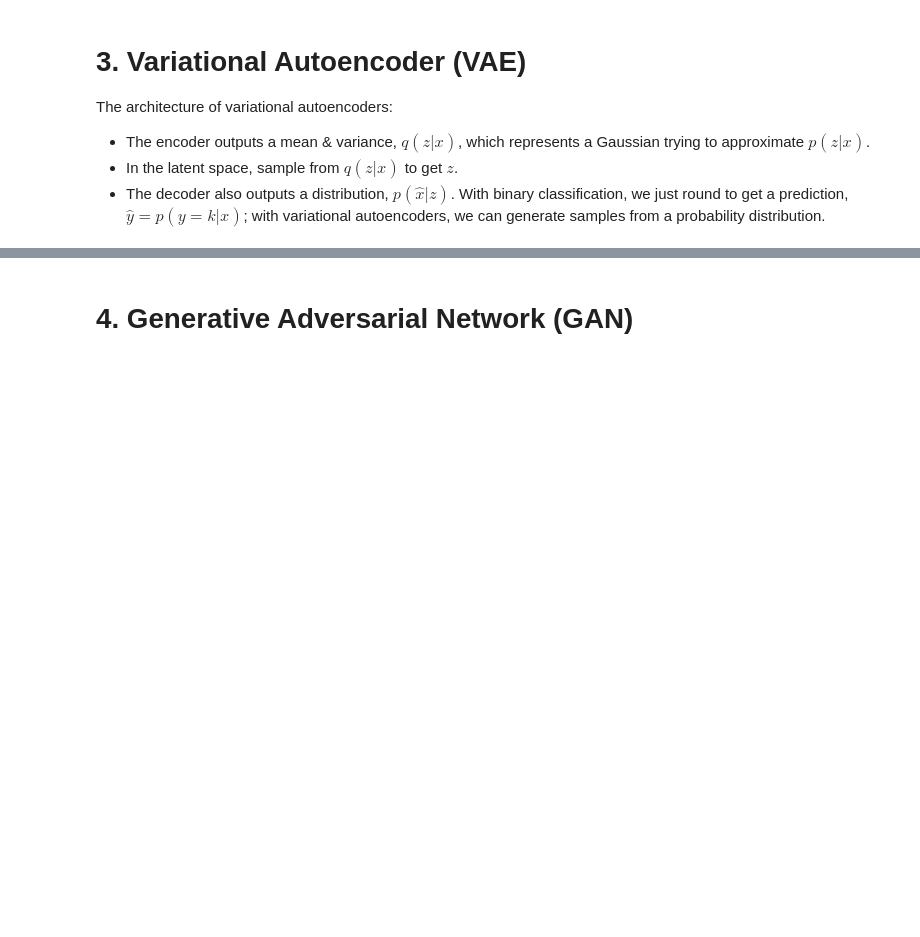
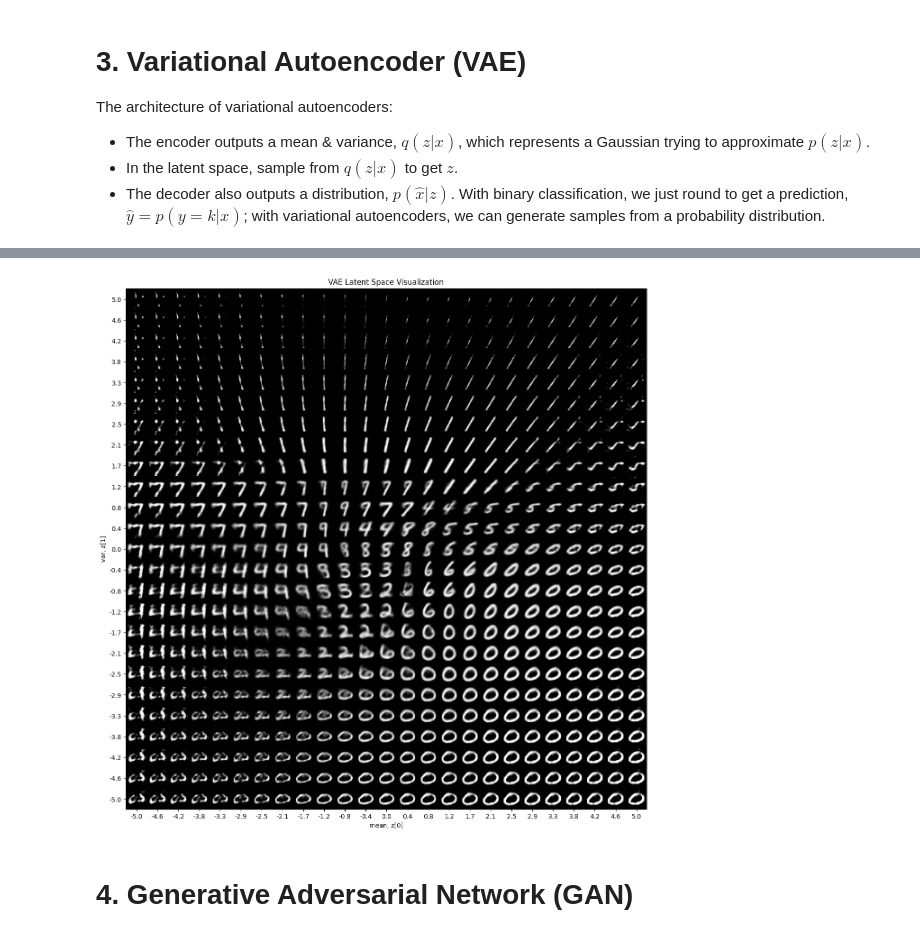
Before and after one commit to yungshun317/gan-image-generation, a Jupyter notebook: generative_model.ipynb, the cells around one changed output, grey strips where cells are left out. Saved outputs shown, nothing was run; the diff lists cells and outputs as text; code cells hidden in the pictures; blank space fills up the shorter version.

```diff
--- a/generative_model.ipynb
+++ b/generative_model.ipynb
@@ -260,2 +481,6 @@ The architecture of variational autoencoders:
+# %%
+plot_latent_space(model, scale=5.0)
+# %% [output]
+[figure, added]
 # %% [markdown]
 # 4. Generative Adversarial Network (GAN)
```
Also changed, not shown: parts of 10 cells of this notebook.
